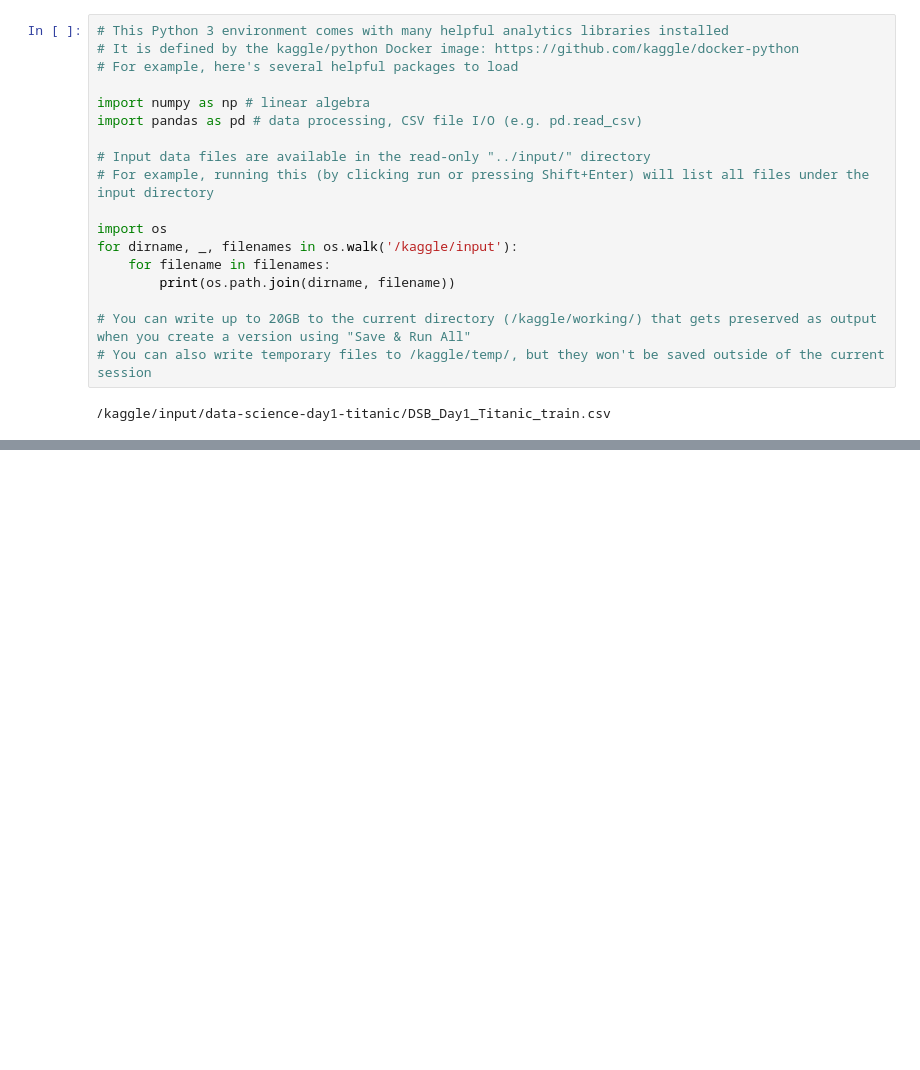
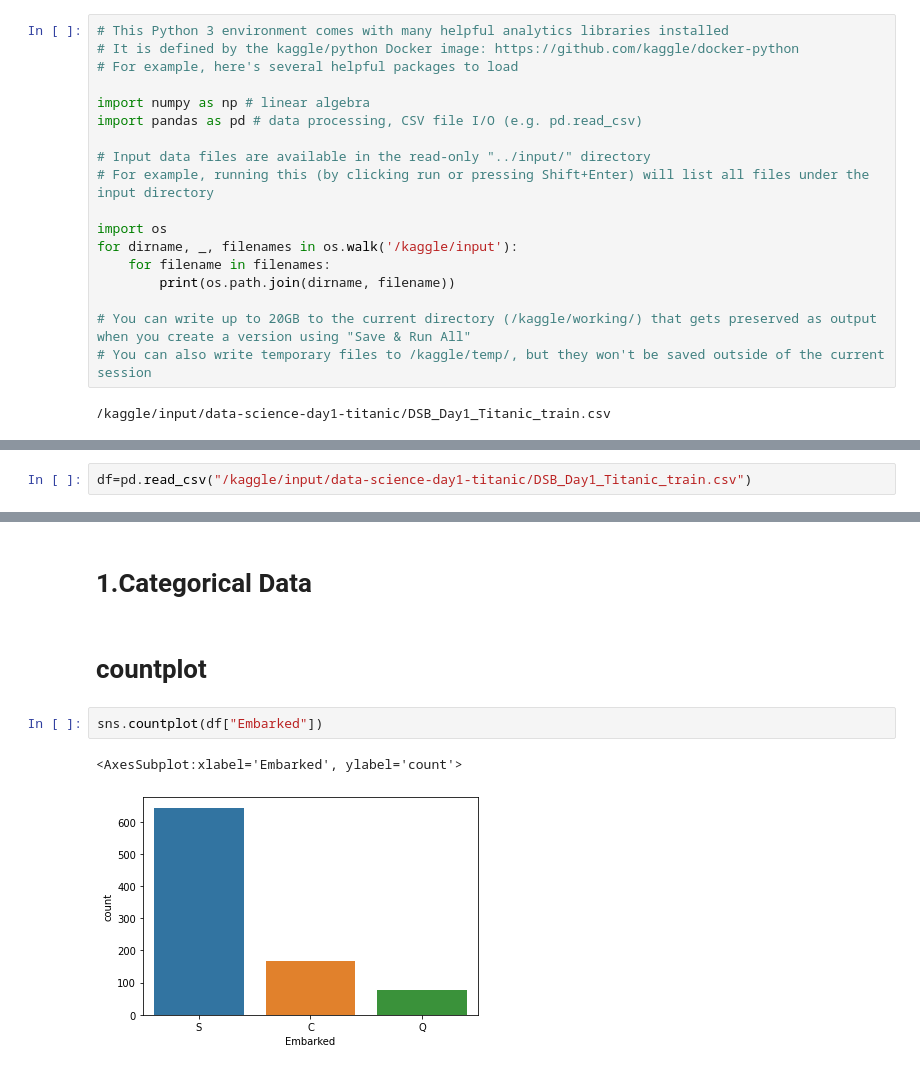
Before and after one commit to Prashant6306/100_days_of_ml, a Jupyter notebook: day-20-eda-using-univariate-analysis.ipynb, the cells around one changed output, grey strips where cells are left out. Drawn from its saved outputs; the diff is of its cells as text; blank space fills up the shorter version.

Commit message:
Kaggle Notebook | day_20.EDA_using_Univariate_Analysis | Version 2

```diff
--- a/day-20-eda-using-univariate-analysis.ipynb
+++ b/day-20-eda-using-univariate-analysis.ipynb
@@ -20,0 +26,2 @@ for dirname, _, filenames in os.walk('/kaggle/input'):
+# %%
+df=pd.read_csv("/kaggle/input/data-science-day1-titanic/DSB_Day1_Titanic_train.csv")
@@ -20,0 +106,9 @@ for dirname, _, filenames in os.walk('/kaggle/input'):
+# %% [markdown]
+# 1.Categorical Data
+# %% [markdown]
+# countplot
+# %%
+sns.countplot(df["Embarked"])
+# %% [output]
+<AxesSubplot:xlabel='Embarked', ylabel='count'>
+[figure, added]
```
Also changed, not shown: parts of 24 cells of this notebook.
